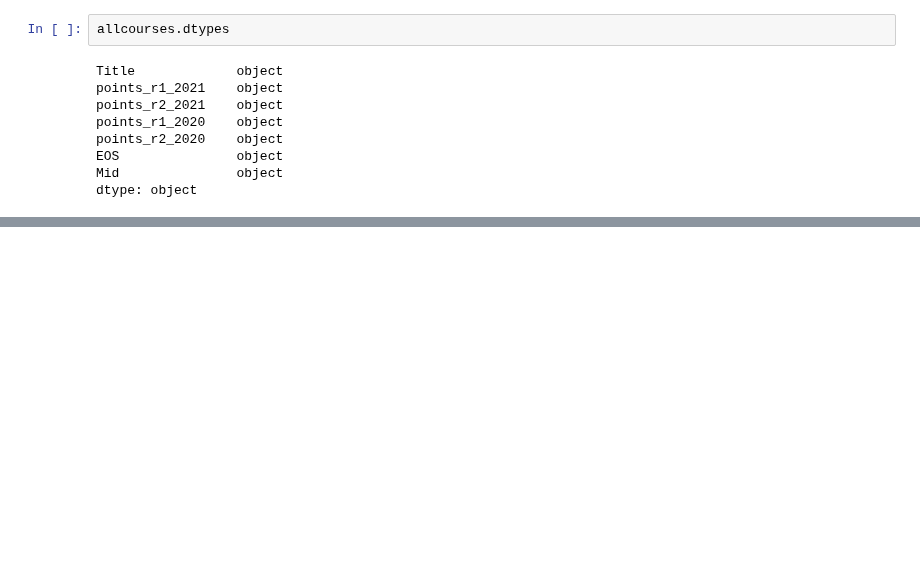
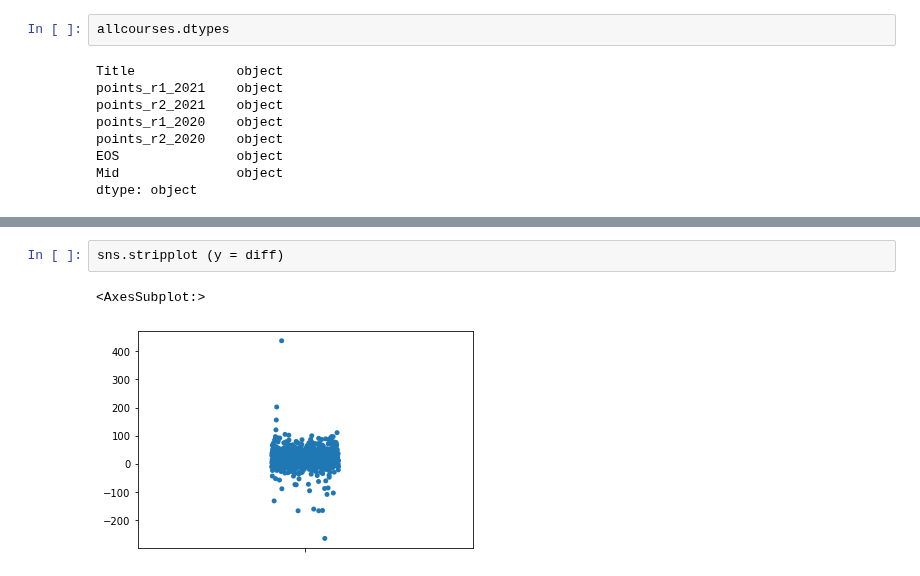
Before and after one commit to kaob1991/fundamentals-DA-assessment, a Jupyter notebook: cao.ipynb, the cells around one changed output, grey strips where cells are left out. Saved outputs shown, nothing was run; the diff lists cells and outputs as text; blank space fills up the shorter version.

```diff
--- a/cao.ipynb
+++ b/cao.ipynb
@@ -913,0 +952,5 @@ Name: MH801, dtype: object
+# %%
+sns.stripplot (y = diff)
+# %% [output]
+<AxesSubplot:>
+[figure, added]
```
Also changed, not shown: parts of 17 cells of this notebook, 40 other files.
